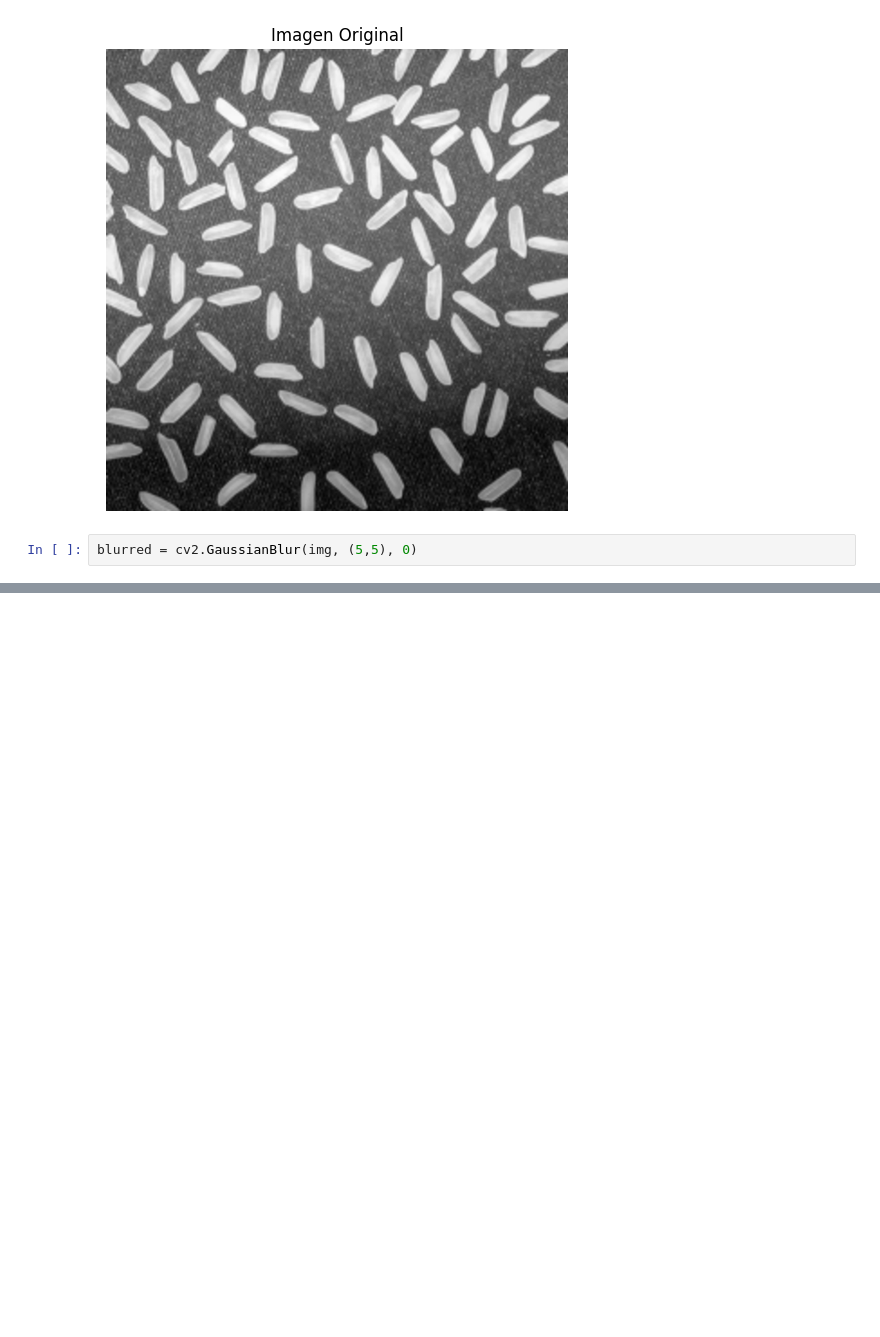
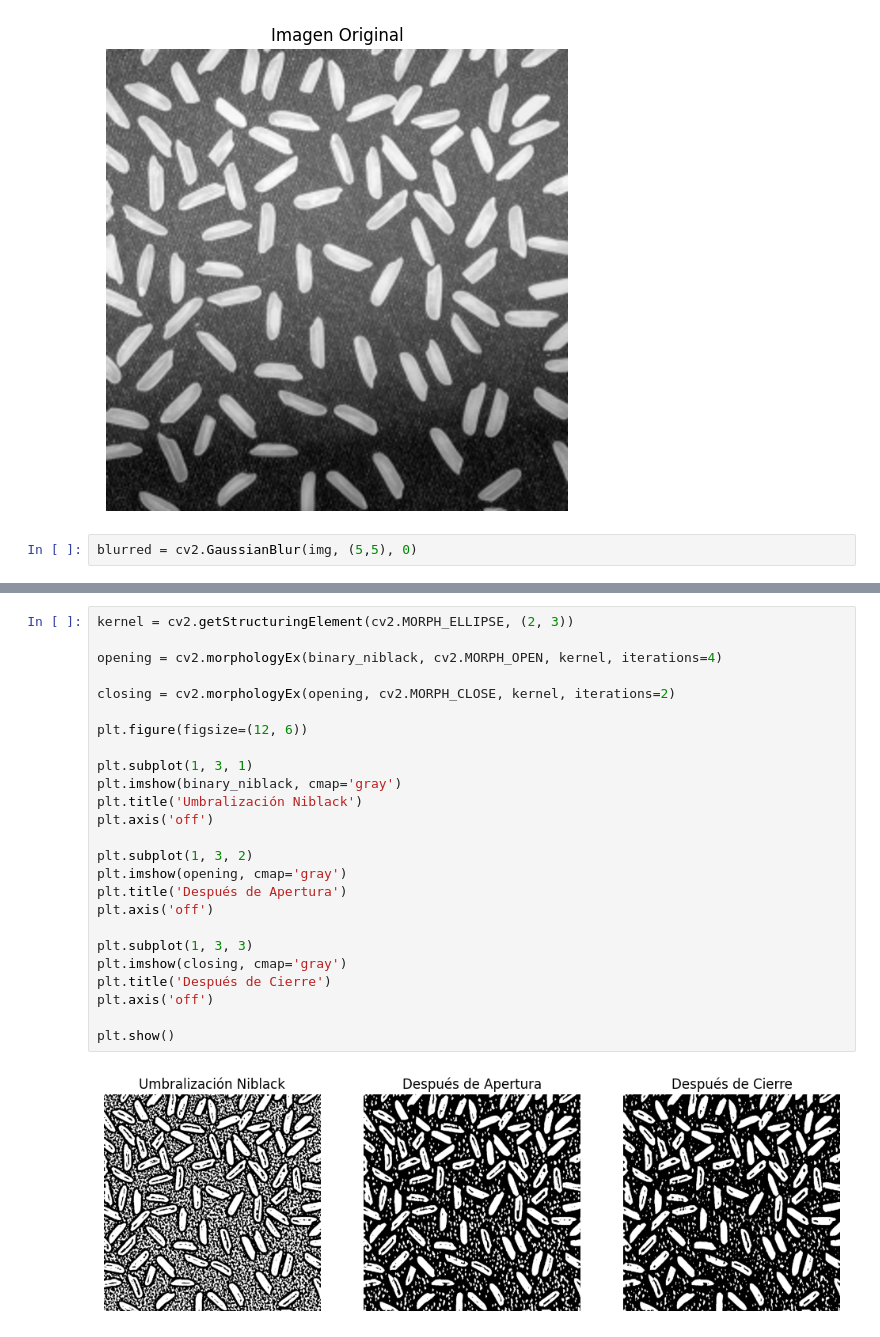
Before and after one commit to angelcast2002/CV-LAB2, a Jupyter notebook: rice.ipynb, the cells around one changed output, grey strips where cells are left out. Saved outputs shown, nothing was run; the diff lists cells and outputs as text; blank space fills up the shorter version.

```diff
--- a/rice.ipynb
+++ b/rice.ipynb
@@ -19 +44,28 @@ blurred = cv2.GaussianBlur(img, (5,5), 0)
+# %%
+kernel = cv2.getStructuringElement(cv2.MORPH_ELLIPSE, (2, 3))
+
+opening = cv2.morphologyEx(binary_niblack, cv2.MORPH_OPEN, kernel, iterations=4)
+
+closing = cv2.morphologyEx(opening, cv2.MORPH_CLOSE, kernel, iterations=2)
+
+plt.figure(figsize=(12, 6))
+
+plt.subplot(1, 3, 1)
+plt.imshow(binary_niblack, cmap='gray')
+plt.title('Umbralización Niblack')
+plt.axis('off')
+
+plt.subplot(1, 3, 2)
+plt.imshow(opening, cmap='gray')
+plt.title('Después de Apertura')
+plt.axis('off')
+
+plt.subplot(1, 3, 3)
+plt.imshow(closing, cmap='gray')
+plt.title('Después de Cierre')
+plt.axis('off')
+
+plt.show()
+# %% [output]
+[figure, added]
 # %%
```
Also changed, not shown: parts of 6 cells of this notebook, 1 other file.
